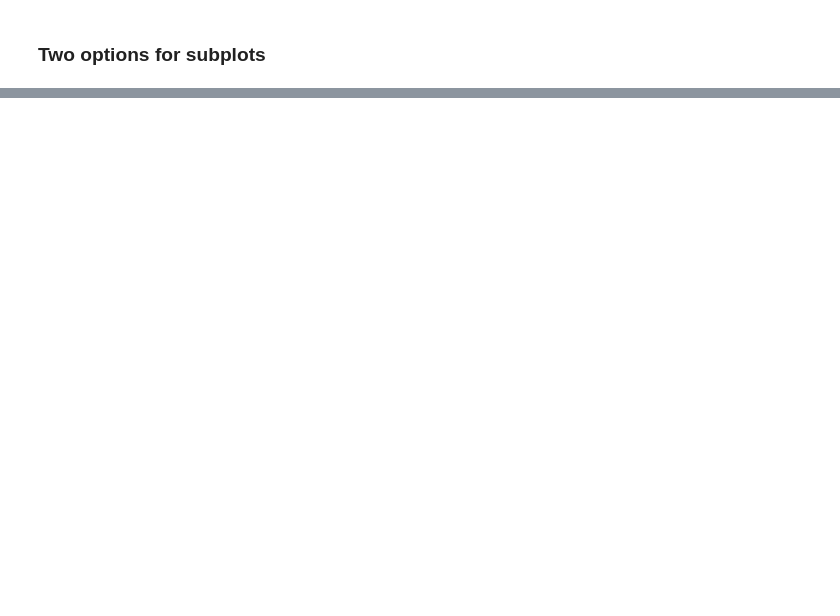
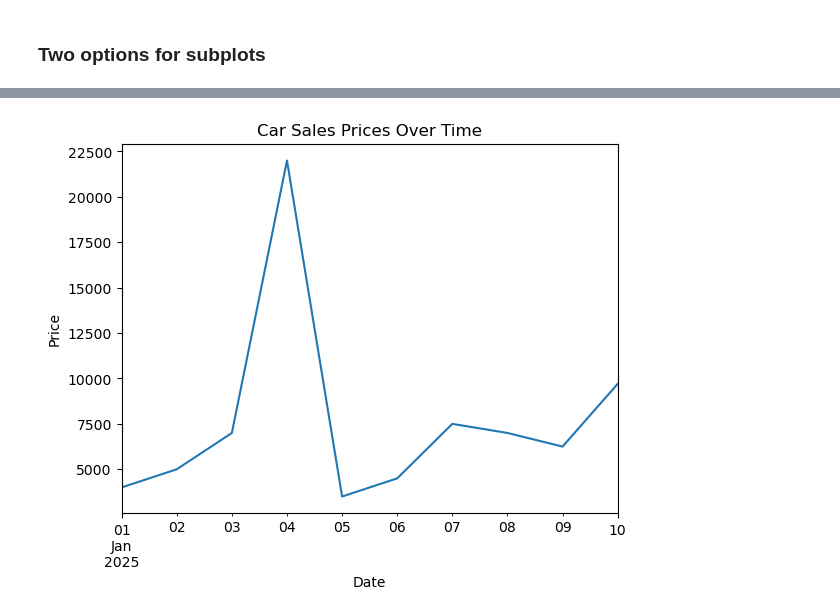
Before and after one commit to kuheli31/AIML, a Jupyter notebook: Matplotlib.ipynb, the cells around one changed output, grey strips where cells are left out. Saved outputs shown, nothing was run; the diff lists cells and outputs as text; code cells hidden in the pictures; blank space fills up the shorter version.

```diff
--- a/Matplotlib.ipynb
+++ b/Matplotlib.ipynb
@@ -167,0 +170,4 @@ plt.show()
+# %%
+#Make a DataFrame
+car_sales = pd.read_csv("car-sales.csv")
+car_sales
@@ -167,0 +238,8 @@ plt.show()
+# %%
+# Clean the Price column first
+cleaned_prices = car_sales["Price"].str.replace(r'[\$,]', '', regex=True).astype(float)
+
+# Adjust the number of periods to match the length of cleaned_prices
+ts1 = pd.Series(cleaned_prices.values,
+                index=pd.date_range("1/1/2025", periods=len(cleaned_prices)))
+ts1
@@ -167,0 +258,8 @@ plt.show()
+# %%
+ts1.plot()
+plt.xlabel("Date")
+plt.ylabel("Price")
+plt.title("Car Sales Prices Over Time")
+plt.show()
+# %% [output]
+[figure, added]
```
Also changed, not shown: parts of 42 cells of this notebook, 2 other files.
